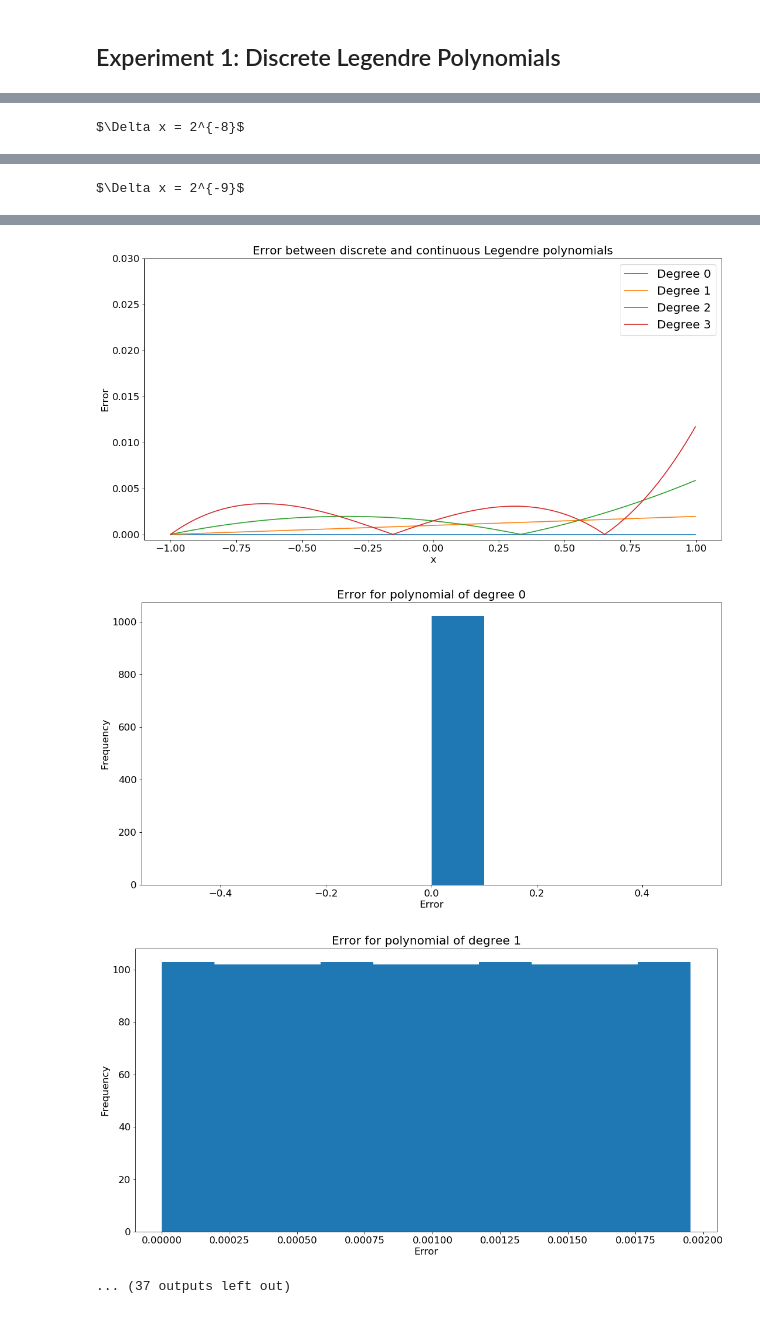
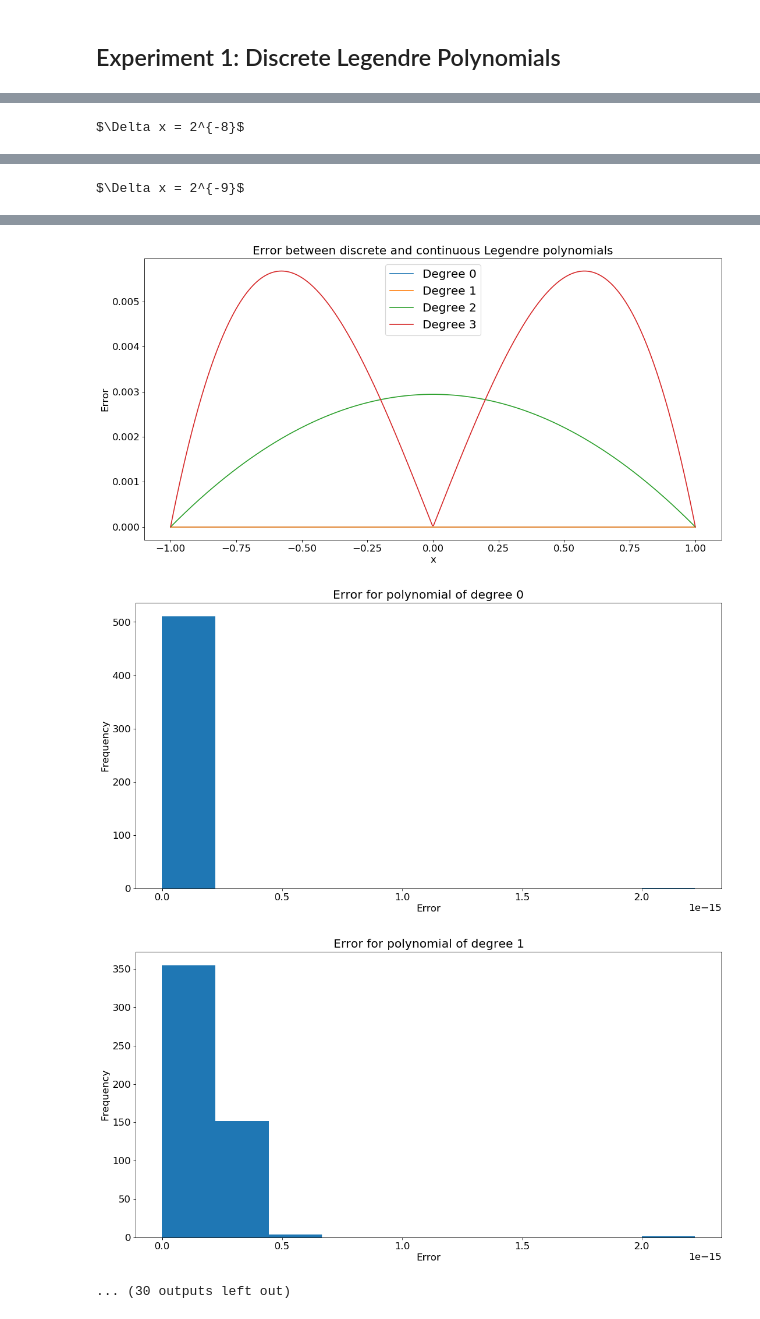
Before and after one commit to Lunderman/Numerical_Analysis, a Jupyter notebook: HW5_09p1.ipynb, the cells around one changed output, grey strips where cells are left out. Saved outputs shown, nothing was run; the diff lists cells and outputs as text; code cells hidden in the pictures.

```diff
--- a/HW5_09p1.ipynb
+++ b/HW5_09p1.ipynb
@@ -51,9 +59,10 @@ for kk in range(4):
 # %%
 error_ticks = np.linspace(0,0.03,7)
-for nu in [8,9,10,11,12,13,14]:
+for nu in [8,9,10,11,12,13]:
     print('\n$\Delta x = 2^{-%s}$'%(nu))
-    Dx = 2**(-nu)
-    x = np.arange(-1,1,Dx)
+    Dx = 2**(nu)
+    x = np.linspace(-1,1,Dx)
+#    x = np.arange(-1,1,Dx)
     A = np.array([x**0 , x , x**2, x**3]).T
     Q,R = np.linalg.qr(A)
 
@@ -94,6 +103,6 @@ $\Delta x = 2^{-8}$
 $\Delta x = 2^{-9}$
 [figure]
-[figure, old version]
+[figure, new version]
-[figure, old version]
+[figure, new version]
-[figure, old version]
+[figure, new version]
-... (37 outputs left out)
+... (30 outputs left out)
```
Also changed, not shown: parts of 3 cells of this notebook, 3 other files.
